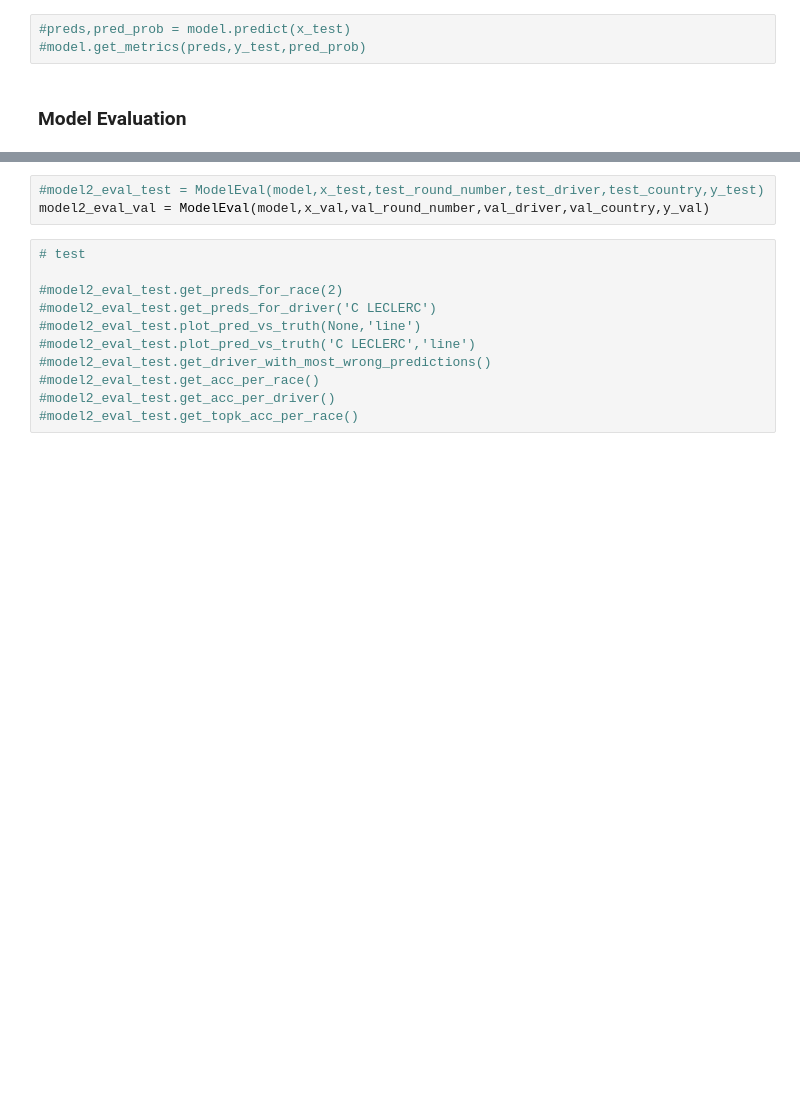
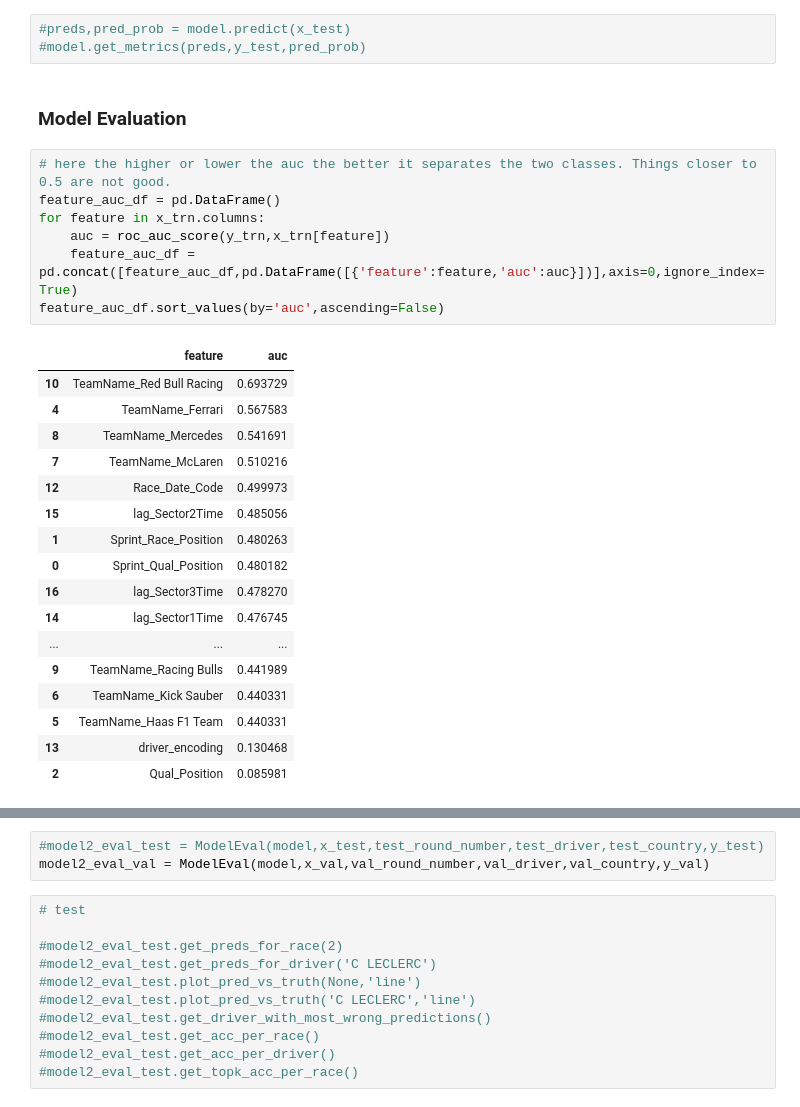
Before and after one commit to rohank36/f1, a Jupyter notebook: baseline.ipynb, the cells around one changed output, grey strips where cells are left out. Cells and saved outputs as stored; diff of their text form; blank space fills up the shorter version.

```diff
--- a/baseline.ipynb
+++ b/baseline.ipynb
@@ -708,6 +806,31 @@ F1 score: 0.5538461538461539
 #model.get_metrics(preds,y_test,pred_prob)
 # %% [markdown]
 ### Model Evaluation
+# %%
+# here the higher or lower the auc the better it separates the two classes. Things closer to 0.5 are not good.
+feature_auc_df = pd.DataFrame()
+for feature in x_trn.columns:
+    auc = roc_auc_score(y_trn,x_trn[feature])
+    feature_auc_df = pd.concat([feature_auc_df,pd.DataFrame([{'feature':feature,'auc':auc}])],axis=0,ignore_index=True)
+feature_auc_df.sort_values(by='auc',ascending=False)
+# %% [output]
+|  | feature | auc |
+| 10 | TeamName_Red Bull Racing | 0.693729 |
+| 4 | TeamName_Ferrari | 0.567583 |
+| 8 | TeamName_Mercedes | 0.541691 |
+| 7 | TeamName_McLaren | 0.510216 |
+| 12 | Race_Date_Code | 0.499973 |
+| 15 | lag_Sector2Time | 0.485056 |
+| 1 | Sprint_Race_Position | 0.480263 |
+| 0 | Sprint_Qual_Position | 0.480182 |
+| 16 | lag_Sector3Time | 0.478270 |
+| 14 | lag_Sector1Time | 0.476745 |
+| ... | ... | ... |
+| 9 | TeamName_Racing Bulls | 0.441989 |
+| 6 | TeamName_Kick Sauber | 0.440331 |
+| 5 | TeamName_Haas F1 Team | 0.440331 |
+| 13 | driver_encoding | 0.130468 |
+| 2 | Qual_Position | 0.085981 |
 # %%
 class ModelEval():
     """ A class for evaluation model results """
```
Also changed, not shown: parts of 16 cells of this notebook, 1 other file.
